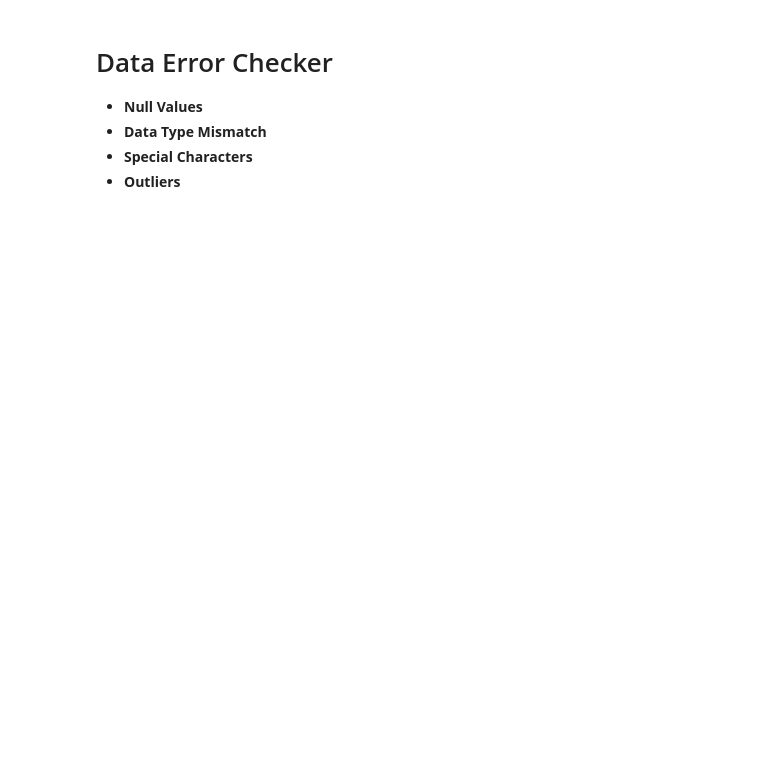
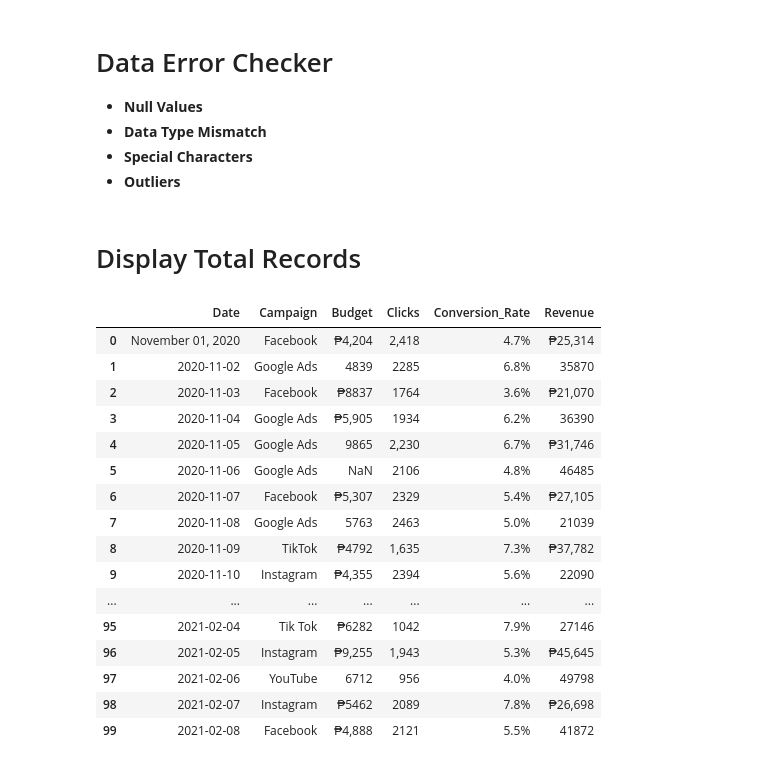
Before and after one commit to zander-flx/Jupyter_Proj, a Jupyter notebook: Week_4/data_preparation.ipynb, the cells around one changed output. Saved outputs shown, nothing was run; the diff lists cells and outputs as text; code cells hidden in the pictures; blank space fills up the shorter version.

```diff
--- a/Week_4/data_preparation.ipynb
+++ b/Week_4/data_preparation.ipynb
@@ -360,3 +363,26 @@ def check_data(df):
 
         print("\nOVERALL RESULT: FAIL")
         print("Some data cleaning checks failed.")
+# %% [markdown]
+# Display Total Records
+# %%
+pd.set_option("display.max_rows", None)
+df
+# %% [output]
+|  | Date | Campaign | Budget | Clicks | Conversion_Rate | Revenue |
+| 0 | November 01, 2020 | Facebook | ₱4,204 | 2,418 | 4.7% | ₱25,314 |
+| 1 | 2020-11-02 | Google Ads | 4839 | 2285 | 6.8% | 35870 |
+| 2 | 2020-11-03 | Facebook | ₱8837 | 1764 | 3.6% | ₱21,070 |
+| 3 | 2020-11-04 | Google Ads | ₱5,905 | 1934 | 6.2% | 36390 |
+| 4 | 2020-11-05 | Google Ads | 9865 | 2,230 | 6.7% | ₱31,746 |
+| 5 | 2020-11-06 | Google Ads | NaN | 2106 | 4.8% | 46485 |
+| 6 | 2020-11-07 | Facebook | ₱5,307 | 2329 | 5.4% | ₱27,105 |
+| 7 | 2020-11-08 | Google Ads | 5763 | 2463 | 5.0% | 21039 |
+| 8 | 2020-11-09 | TikTok | ₱4792 | 1,635 | 7.3% | ₱37,782 |
+| 9 | 2020-11-10 | Instagram | ₱4,355 | 2394 | 5.6% | 22090 |
+| ... | ... | ... | ... | ... | ... | ... |
+| 95 | 2021-02-04 | Tik Tok | ₱6282 | 1042 | 7.9% | 27146 |
+| 96 | 2021-02-05 | Instagram | ₱9,255 | 1,943 | 5.3% | ₱45,645 |
+| 97 | 2021-02-06 | YouTube | 6712 | 956 | 4.0% | 49798 |
+| 98 | 2021-02-07 | Instagram | ₱5462 | 2089 | 7.8% | ₱26,698 |
+| 99 | 2021-02-08 | Facebook | ₱4,888 | 2121 | 5.5% | 41872 |
```
Also changed, not shown: parts of 33 cells of this notebook, 1 other file.
